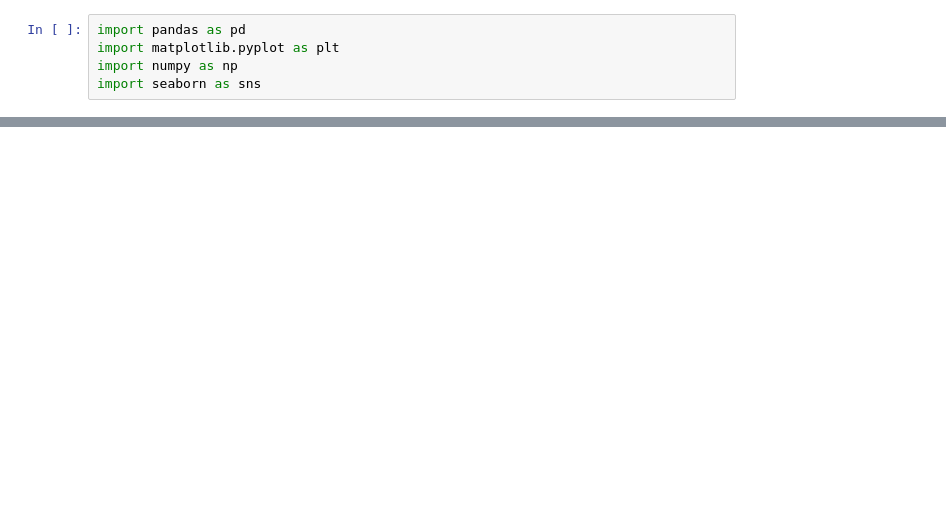
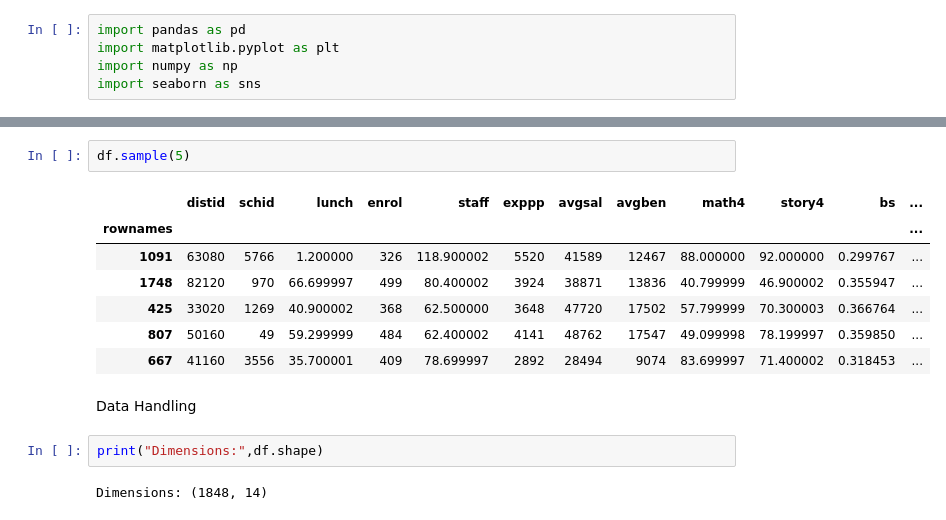
Before and after one commit to RATHAN9339/EDA_21BDS0154, a Jupyter notebook: EDA_DA_21BDS0154.ipynb, the cells around one changed output, grey strips where cells are left out. Cells and saved outputs as stored; diff of their text form; blank space fills up the shorter version.

```diff
--- a/EDA_DA_21BDS0154.ipynb
+++ b/EDA_DA_21BDS0154.ipynb
@@ -63,0 +36,16 @@ df.describe()
+# %%
+df.sample(5)
+# %% [output]
+|  | distid | schid | lunch | enrol | staff | exppp | avgsal | avgben | math4 | story4 | bs | ... |
+| rownames |  |  |  |  |  |  |  |  |  |  |  | ... |
+| 1091 | 63080 | 5766 | 1.200000 | 326 | 118.900002 | 5520 | 41589 | 12467 | 88.000000 | 92.000000 | 0.299767 | ... |
+| 1748 | 82120 | 970 | 66.699997 | 499 | 80.400002 | 3924 | 38871 | 13836 | 40.799999 | 46.900002 | 0.355947 | ... |
+| 425 | 33020 | 1269 | 40.900002 | 368 | 62.500000 | 3648 | 47720 | 17502 | 57.799999 | 70.300003 | 0.366764 | ... |
+| 807 | 50160 | 49 | 59.299999 | 484 | 62.400002 | 4141 | 48762 | 17547 | 49.099998 | 78.199997 | 0.359850 | ... |
+| 667 | 41160 | 3556 | 35.700001 | 409 | 78.699997 | 2892 | 28494 | 9074 | 83.699997 | 71.400002 | 0.318453 | ... |
+# %% [markdown]
+Data Handling
+# %%
+print("Dimensions:",df.shape)
+# %% [output]
+Dimensions: (1848, 14)
```
Also changed, not shown: parts of 18 cells of this notebook.
